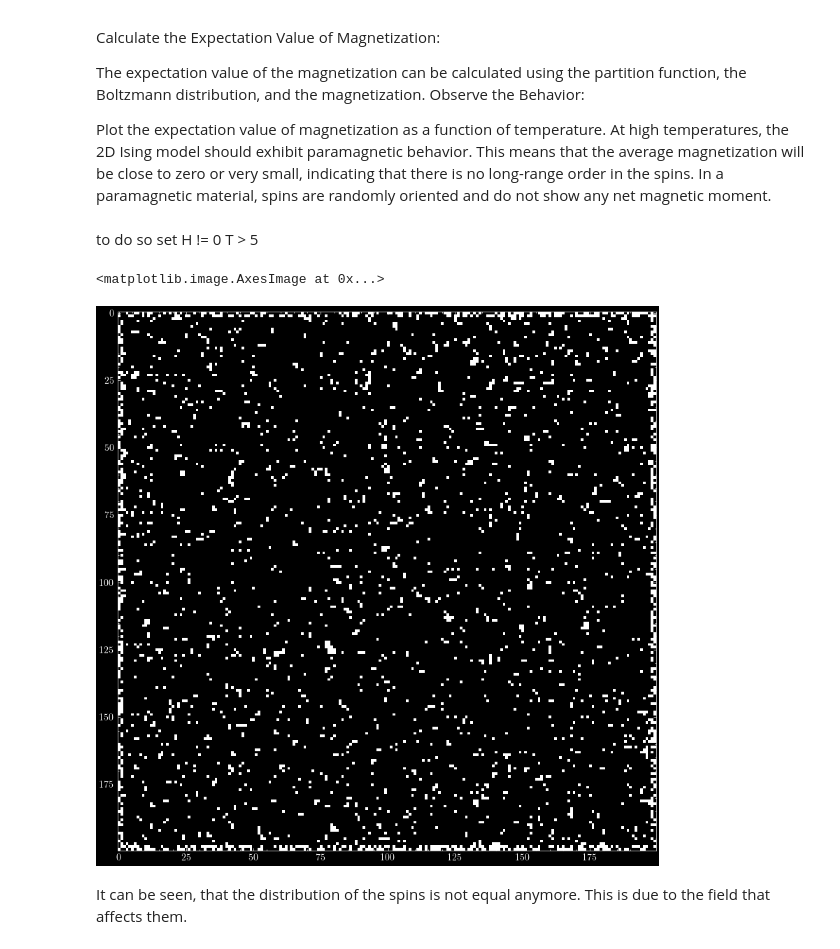
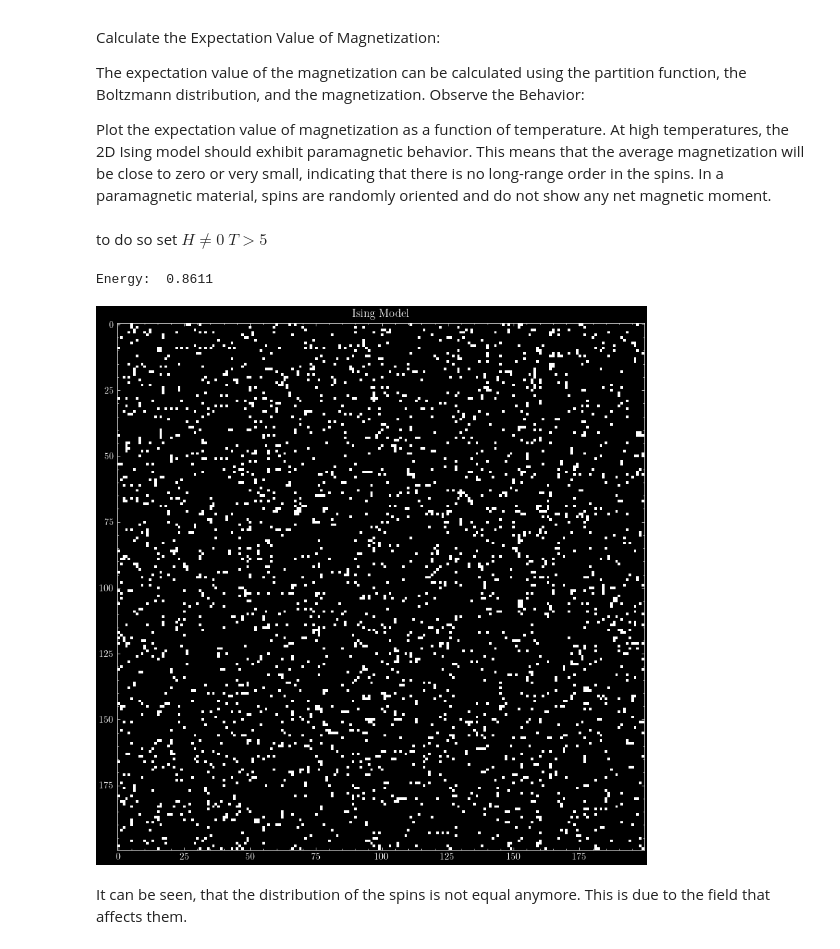
Before and after one commit to FelixWaldschock/Chalmers_FFR120_Simulation_Of_Complex_System, a Jupyter notebook: HW_01/Exercise_2-2/Exercise_2-2.ipynb, the cells around one changed output. Drawn from its saved outputs; the diff is of its cells as text; code cells hidden in the pictures.

```diff
--- a/HW_01/Exercise_2-2/Exercise_2-2.ipynb
+++ b/HW_01/Exercise_2-2/Exercise_2-2.ipynb
@@ -85,0 +85,16 @@ plt.imshow(updatedGrid, cmap=cmapStyle)
+# %%
+newGrid = grid.copy()
+T = 5
+H = 5
+
+# run for several iterations
+for i in range(100):
+    newGrid = update(newGrid, 10, beta, H)
+
+# plot the results
+plt.figure(figsize=(10,10))
+plt.imshow(newGrid, cmap=cmapStyle)
+plt.title('Ising Model')
+
+sum = np.sum(newGrid)
+print(sum)
@@ -86,11 +104,11 @@ plt.imshow(updatedGrid, cmap=cmapStyle)
 # %%
-def updateGridEpochs(grid, epochs, percentage):
+def updateGridEpochs(grid, epochs, percentage, beta, H):
     storeEpochs = []
     for i in range(epochs[-1]):
         # if i in epochs: store the grid
         if i in epochs:
             storeEpochs.append(grid.copy())
-        grid = update(grid, percentage)
+        grid = update(grid, percentage, beta, H)
     storeEpochs.append(grid.copy())
     return storeEpochs
 # %%
@@ -98,7 +116,7 @@ if(1):
     ## Calculate the new grids with different temperatures and various iterations
     # repeat for different Temperatures, and with H = 0
 
-    Iterations = [0,100,1000, 10000]
+    Iterations = [0,100,10000, 100000]
     #Iterations = [0,10,100, 10000]
     H = 0
     T = [1, 2.269, 5]
@@ -116,7 +134,7 @@ if(1):
         beta = betaList[i]
 
         # update the grid for each iteration
-        updatedGrids = updateGridEpochs(grid, Iterations, 10)
+        updatedGrids = updateGridEpochs(grid, Iterations, 10, beta, H)
         # store the grids
         for j in range(len(updatedGrids)):
             gridArray[i,j,:,:] = updatedGrids[j]
@@ -144,26 +162,35 @@ Plot the expectation value of magnetization as a function of temperature.
 At high temperatures, the 2D Ising model should exhibit paramagnetic behavior. This means that the average magnetization will be close to zero or very small, indicating that there is no long-range order in the spins. In a paramagnetic material, spins are randomly oriented and do not show any net magnetic moment.
 # %% [markdown]
 to do so set
-H != 0
-T > 5
+$ H \neq 0$
+$T > 5$
 # %%
 N = 200 # number of spins
 J = 1 # feerromagnetic material
-H = 1 # external magnetic field
+H = 5 # external magnetic field
 T = 5
 kB = 1
 beta = 1 / T
 percentage = 10
 
 grid = initGrid(N)
 updatedGrid = grid
-for i in range(10000):
-    updatedGrid = update(grid, percentage)
-plt.figure(figsize=(10, 10))
-plt.imshow(updatedGrid, cmap=cmapStyle)
+
+# run for several iterations
+for i in range(100):
+    newGrid = update(newGrid, 10, beta, H)
+
+# plot the results
+plt.figure(figsize=(10,10))
+plt.imshow(newGrid, cmap=cmapStyle)
+plt.title('Ising Model')
+
+energy = np.sum(newGrid) / (N*N)
+
+print("Energy: ", energy)
 # %% [output]
-<matplotlib.image.AxesImage at 0x...>
+Energy:  0.8611
-[figure, old version]
+[figure, new version]
 # %% [markdown]
 It can be seen, that the distribution of the spins is not equal anymore. This is due to the field that affects them.
 # %% [markdown]
```
Also changed, not shown: parts of 11 cells of this notebook, 8 other files.
